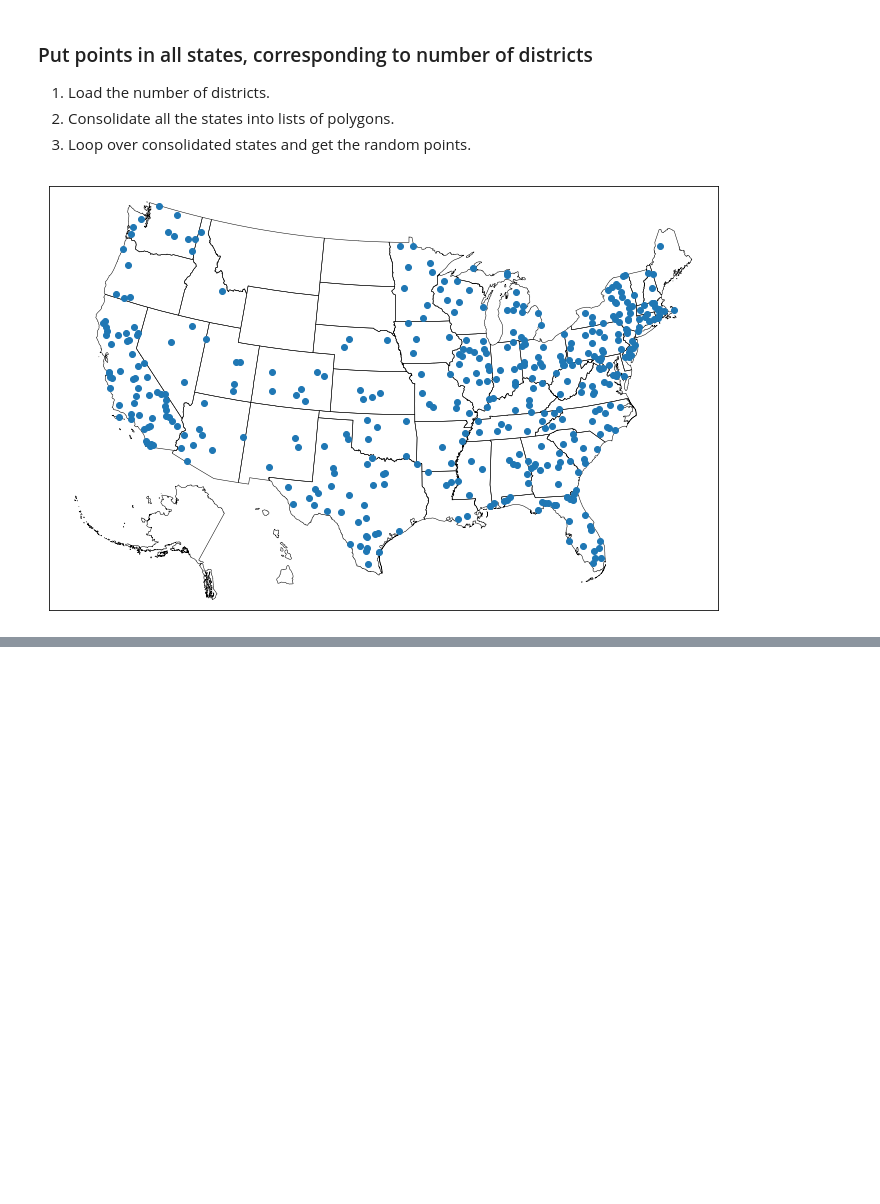
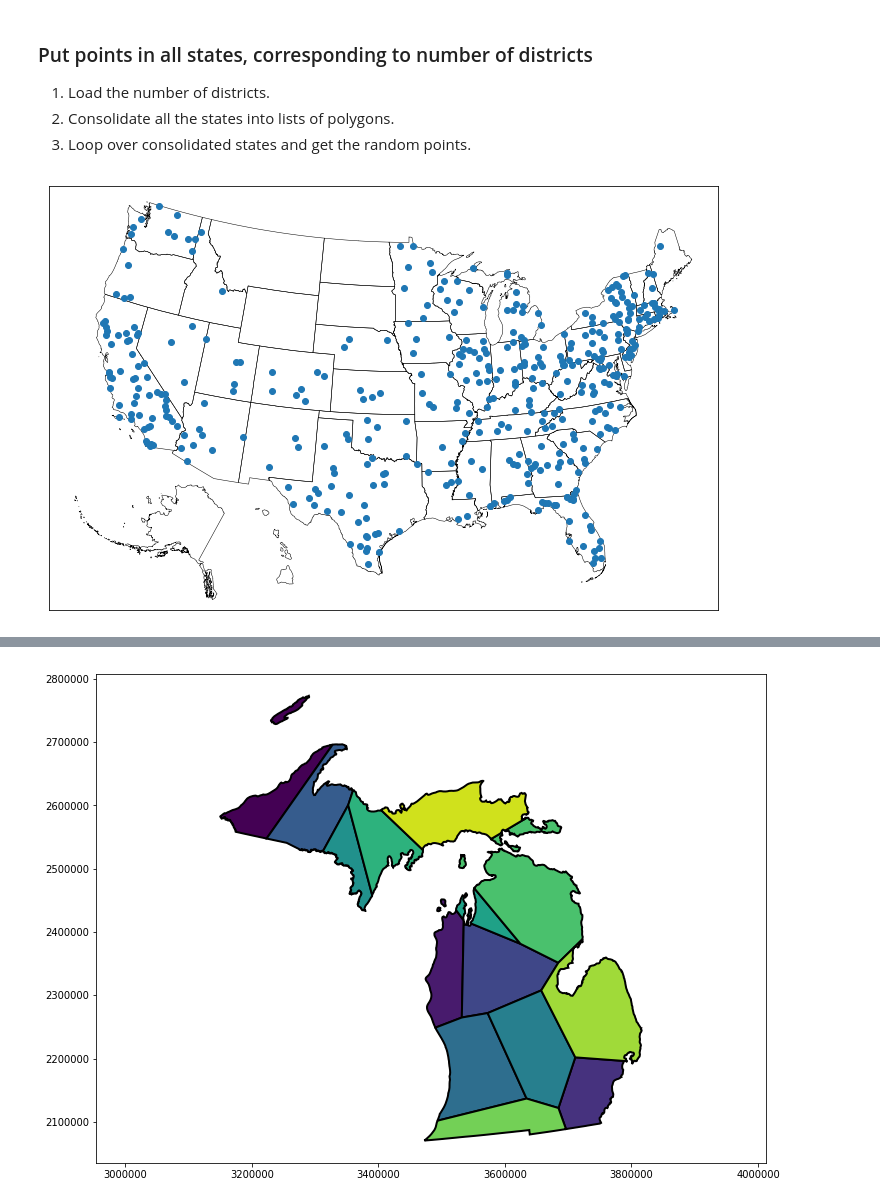
Before and after one commit to valerierose/voronoi_district, a Jupyter notebook: voronoi_district.ipynb, the cells around one changed output, grey strips where cells are left out. Drawn from its saved outputs; the diff is of its cells as text; code cells hidden in the pictures; blank space fills up the shorter version.

Commit message:
Subdivided Michigan into Voronoi cells. Harder because, islands.

```diff
--- a/voronoi_district.ipynb
+++ b/voronoi_district.ipynb
@@ -372,0 +334,60 @@ plt.show()
+# %%
+N = 14
+state_polys = get_state(m, 'Michigan')
+points = state_points(state_polys, N)
+vor_points = np.array(points).T
+vor = Voronoi(vor_points)
+# voronoi_plot_2d(vor)
+# ax = plt.gca()
+fig, ax = plt.subplots()
+plot_state(state_polys, plt.gca())
+ax.axis('equal')
+state_polys = [Polygon(poly) for poly in state_polys]
+
+district_polys = []
+
+regions, vertices = voronoi_finite_polygons_2d(vor)
+
+# loop over voronoi cells and state polys. build up polygons that represent
+# the districts. districts can be many polygons if the state contains
+# many polygons.
+for region in regions:
+    dpolys = []
+
+    rvertices = [vertices[i] for i in region]
+    vpoly = Polygon(rvertices)
+
+    for spoly in state_polys:
+
+        # if the entire cell is inside the state, that's a district
+        if spoly.contains(vpoly):
+            dpolys.append(rvertices)
+            break
+
+        # if the entire state region is inside the region, add it to dpolys
+        if vpoly.contains(spoly):
+            dpolys.append(spoly.boundary)
+
+        # Otherwise, we need to calculate an intersection
+        else:
+            if vpoly.intersects(spoly):
+                ixn = vpoly.intersection(spoly)
+                if isinstance(ixn, Polygon):
+                    dpolys.append(ixn.boundary.coords)
+                else:
+                    for piece in ixn.geoms:
+                        dpolys.append(piece.boundary.coords)
+
+    district_polys.append(dpolys)
+
+colors = pltcolors.Normalize(0, N)
+
+for i, polys in enumerate(district_polys):
+    color = cm.viridis(colors(i))
+    for poly in polys:
+        district_patch = PolygonPatch(poly, facecolor=color, edgecolor='black', linewidth=2)
+        ax.add_patch(district_patch)
+
+plt.show()
+# %% [output]
+[figure, added]
```
Also changed, not shown: parts of 3 cells of this notebook, 1 other file.
